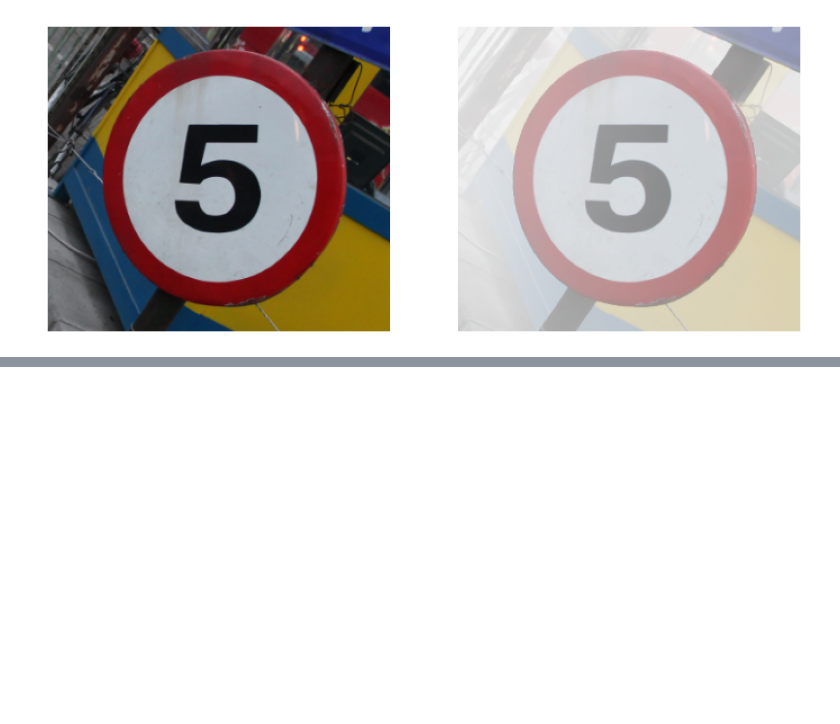
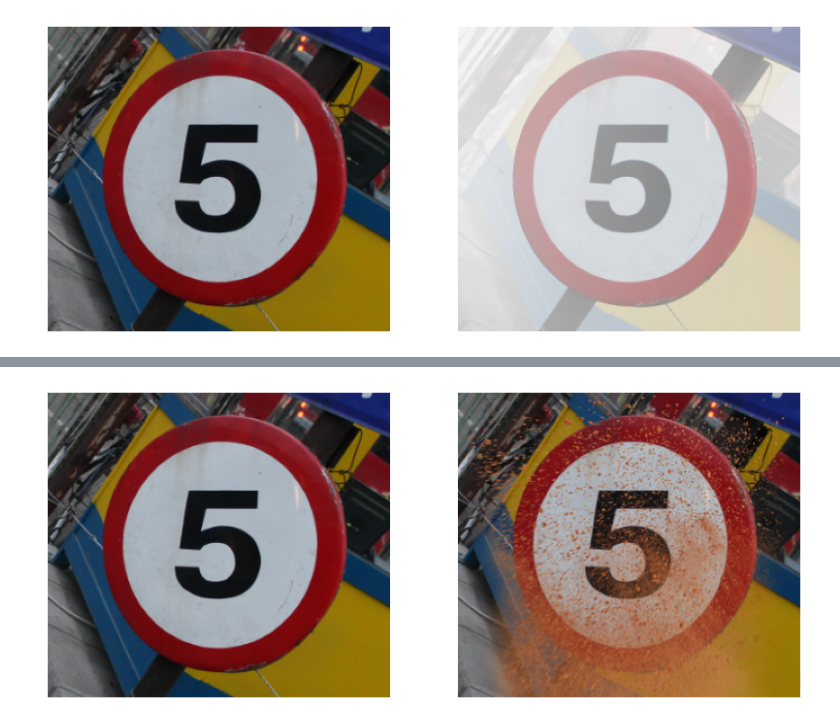
Before and after one commit to piluguji/CNN_fuzzer, a Jupyter notebook: fuzzing.ipynb, the cells around one changed output, grey strips where cells are left out. Saved outputs shown, nothing was run; the diff lists cells and outputs as text; code cells hidden in the pictures; blank space fills up the shorter version.

```diff
--- a/fuzzing.ipynb
+++ b/fuzzing.ipynb
@@ -95,0 +96,11 @@ AttributeError: 'Image' object has no attribute 'shape'
+# %%
+def apply_mud(image):
+    mud_overlay = Image.open("image_pertubations\mug.png").convert("RGBA")
+    mud_overlay = mud_overlay.resize(image.size)
+    combined_image = Image.alpha_composite(image, mud_overlay)
+    return combined_image
+
+mud_image = apply_mud(img)
+display_images([img, mud_image])
+# %% [output]
+[figure, added]
```
Also changed, not shown: parts of 2 cells of this notebook, 1 other file.
